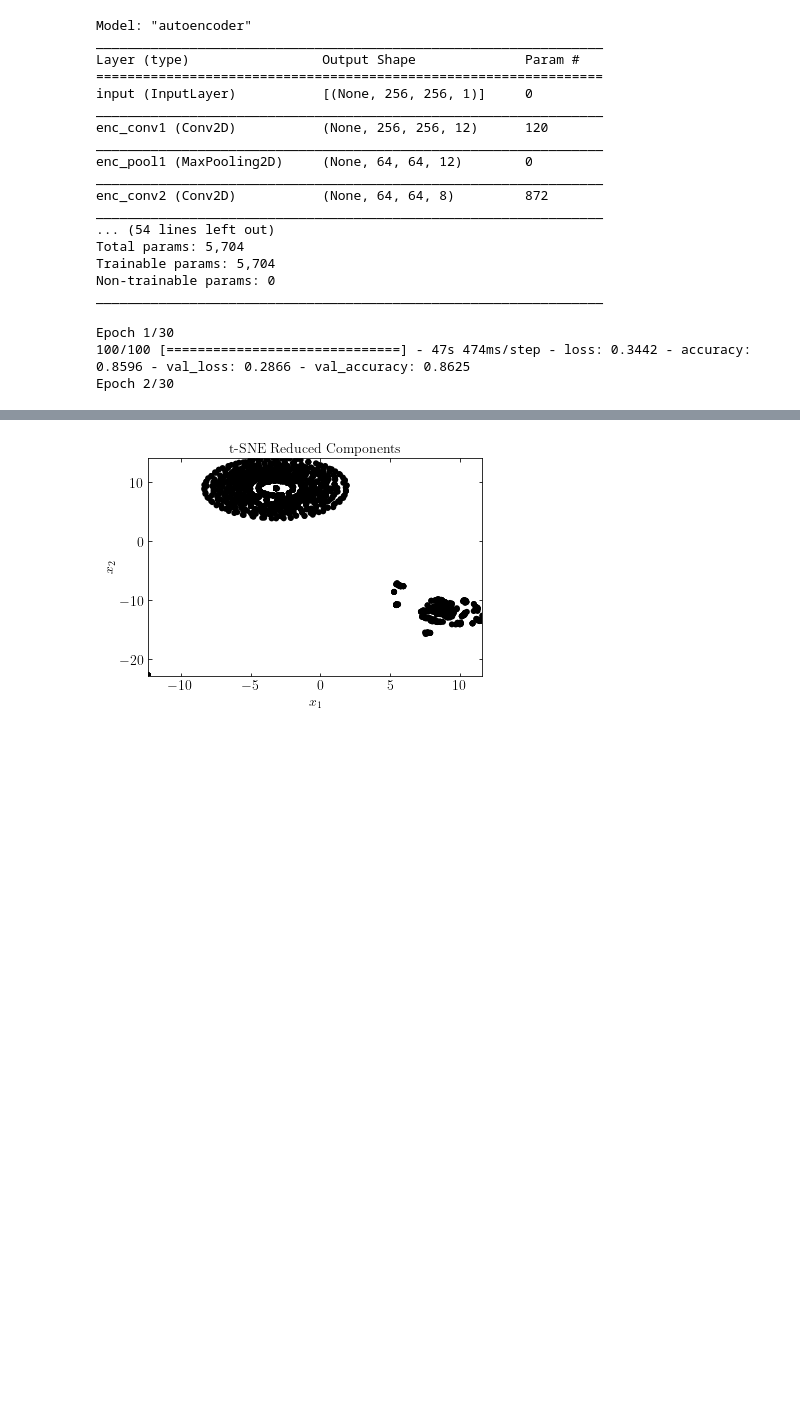
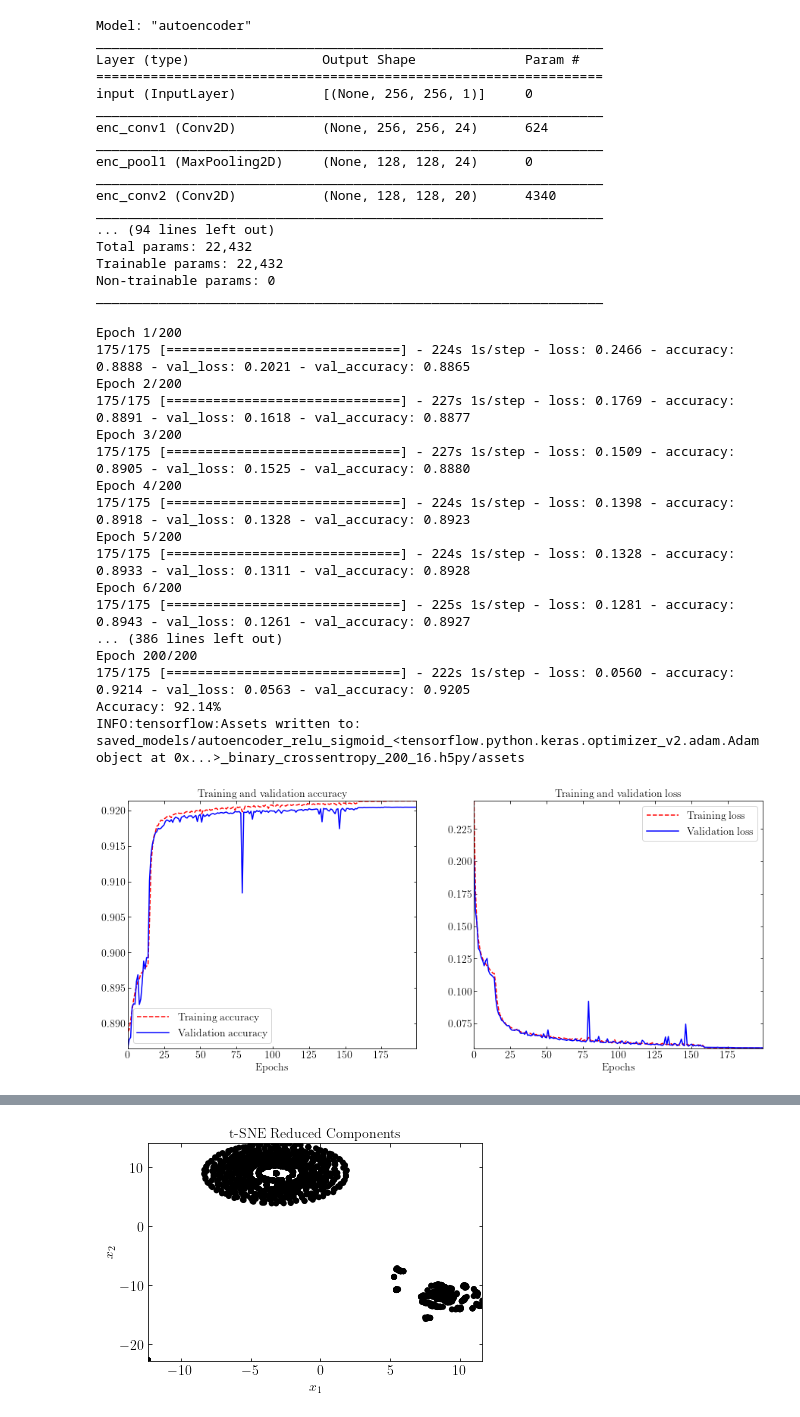
Before and after one commit to keriheuer/autoencoder, a Jupyter notebook: new_model.ipynb, the cells around one changed output, grey strips where cells are left out. Saved outputs shown, nothing was run; the diff lists cells and outputs as text; code cells hidden in the pictures; blank space fills up the shorter version.

```diff
--- a/new_model.ipynb
+++ b/new_model.ipynb
@@ -109,13 +109,21 @@ input_img = Input(shape=(256,256,1), name="input")
 code_size=32   #dimensions of the encodings to be outputted from encoder
 
 #ENCODER
-enc_conv1 = Conv2D(12, (3, 3), activation='relu', padding='same', name='enc_conv1')(input_img)
-enc_pool1 = MaxPooling2D((4, 4), padding='same', name='enc_pool1')(enc_conv1)
-enc_conv2 = Conv2D(8, (3, 3), activation='relu', padding='same', name='enc_conv2')(enc_pool1)
-enc_pool2 = MaxPooling2D((4, 4), padding='same', name='enc_pool2')(enc_conv2)
-enc_conv3 = Conv2D(8, (3, 3), activation='relu', padding='same', name='enc_conv3')(enc_pool2)
-enc_pool3 = MaxPooling2D((4, 4), padding='same', name='enc_pool3')(enc_conv3)
-enc_flatten = Flatten(name='enc_flatten')(enc_pool3)
+enc_conv1 = Conv2D(24, (5, 5), activation='relu', padding='same', name='enc_conv1')(input_img)
+enc_pool1 = MaxPooling2D((2, 2), padding='same', name='enc_pool1')(enc_conv1)
+enc_conv2 = Conv2D(20, (3, 3), activation='relu', padding='same', name='enc_conv2')(enc_pool1)
+enc_conv3 = Conv2D(20, (3, 3), activation='relu', padding='same', name='enc_conv3')(enc_conv2)
+enc_pool2 = MaxPooling2D((2, 2), padding='same', name='enc_pool2')(enc_conv3)
+enc_conv4 = Conv2D(16, (3, 3), activation='relu', padding='same', name='enc_conv4')(enc_pool2)
+enc_conv5 = Conv2D(16, (3, 3), activation='relu', padding='same', name='enc_conv5')(enc_conv4)
+enc_pool3 = MaxPooling2D((2, 2), padding='same', name='enc_pool3')(enc_conv5)
+enc_conv6 = Conv2D(12, (3, 3), activation='relu', padding='same', name='enc_conv6')(enc_pool3)
+enc_conv7 = Conv2D(12, (3, 3), activation='relu', padding='same', name='enc_conv7')(enc_conv6)
+enc_pool4 = MaxPooling2D((2, 2), padding='same', name='enc_pool4')(enc_conv7)
+enc_conv8 = Conv2D(8, (3, 3), activation='relu', padding='same', name='enc_conv8')(enc_pool4)
+enc_conv9 = Conv2D(8, (3, 3), activation='relu', padding='same', name='enc_conv9')(enc_conv8)
+enc_pool5 = MaxPooling2D((4, 4), padding='same', name='enc_pool5')(enc_conv9)
+enc_flatten = Flatten(name='enc_flatten')(enc_pool5)
 bottleneck = Dense(code_size, name='bottleneck', activation='relu')(enc_flatten) #no activation fcn for last dense layer
 
 #DECODER
@@ -124,11 +132,15 @@ dec_dense1 = Dense(128, activation="relu",name = 'dec_dense1')(bottleneck)
 dec_reshape = Reshape((4,4,8), name='dec_reshape')(dec_dense1)
 dec_conv1 = Conv2D(8, (3, 3), activation='relu', padding='same', name='dec_conv1')(dec_reshape)
 dec_upsample1 = UpSampling2D((4, 4), name='dec_upsample1')(dec_conv1)
-dec_conv2 = Conv2D(8, (3, 3), padding='same', activation='relu', name='dec_conv2')(dec_upsample1) #no activation fcn for last conv layer
-dec_upsample2 = UpSampling2D((4, 4), name='dec_upsample2')(dec_conv2)
-dec_conv3 = Conv2D(12, (3, 3), padding='same', name='dec_conv3', activation='relu')(dec_upsample2)
-dec_upsample3 = UpSampling2D((4, 4), name='dec_upsample3')(dec_conv3)
-dec_output = Conv2D(1, (3, 3), activation='sigmoid', padding='same', name='dec_output')(dec_upsample3) #gets back to 232x232x3
+dec_conv2 = Conv2D(12, (3, 3), padding='same', activation='relu', name='dec_conv2')(dec_upsample1) #no activation fcn for last conv layer
+dec_upsample2 = UpSampling2D((2, 2), name='dec_upsample2')(dec_conv2)
+dec_conv3 = Conv2D(16, (3, 3), padding='same', name='dec_conv3', activation='relu')(dec_upsample2)
+dec_upsample3 = UpSampling2D((2, 2), name='dec_upsample3')(dec_conv3)
+dec_conv4 = Conv2D(20, (3, 3), padding='same', name='dec_conv4', activation='relu')(dec_upsample3)
+dec_upsample4 = UpSampling2D((2, 2), name='dec_upsample4')(dec_conv4)
+dec_conv5 = Conv2D(24, (3, 3), padding='same', name='dec_conv5', activation='relu')(dec_upsample4)
+dec_upsample5 = UpSampling2D((2, 2), name='dec_upsample5')(dec_conv5)
+dec_output = Conv2D(1, (3, 3), activation='sigmoid', padding='same', name='dec_output')(dec_upsample5) #gets back to 232x232x3
 
 #build autoencoder
 autoencoder = Model(input_img, dec_output, name='autoencoder')
@@ -146,15 +158,15 @@ Layer (type)                 Output Shape              Param #
 =================================================================
 input (InputLayer)           [(None, 256, 256, 1)]     0
 _________________________________________________________________
-enc_conv1 (Conv2D)           (None, 256, 256, 12)      120
+enc_conv1 (Conv2D)           (None, 256, 256, 24)      624
 _________________________________________________________________
-enc_pool1 (MaxPooling2D)     (None, 64, 64, 12)        0
+enc_pool1 (MaxPooling2D)     (None, 128, 128, 24)      0
 _________________________________________________________________
-enc_conv2 (Conv2D)           (None, 64, 64, 8)         872
+enc_conv2 (Conv2D)           (None, 128, 128, 20)      4340
 _________________________________________________________________
-... (54 lines left out)
-Total params: 5,704
-Trainable params: 5,704
+... (94 lines left out)
+Total params: 22,432
+Trainable params: 22,432
 Non-trainable params: 0
 _________________________________________________________________
 # %%
@@ -189,7 +201,7 @@ _________________________________________________________________
 # autoencoder.load_weights(checkpoint_path)
 # %%
 #train
-n_epochs, batch = 30, 16
+n_epochs, batch = 200, 16
 act1, act2, opt, loss_fcn = "relu", "sigmoid", "adam", "binary_crossentropy"
 
 from keras.optimizers import Adam
@@ -210,36 +222,51 @@ encoder.compile(optimizer=opt, loss=loss_fcn, metrics=['accuracy'])
 autoencoder_train = autoencoder.fit(X_train, X_train, epochs=n_epochs,verbose=1,
   validation_data=(X_test, X_test), batch_size=batch, validation_batch_size=batch, callbacks=[reduce_lr]) #, earlystopping])     #use this version since training data is split with random seed
 
 #Model evaluation
 scores = autoencoder.evaluate(X_train, X_train, verbose=0)
 print("Accuracy: %.2f%%" % (scores[1]*100))
 
 # #save weights & model
 #autoencoder.save_weights('saved_models/autoencoder25_weights.h5')
 autoencoder.save('saved_models/autoencoder_%s_%s_%s_%s_%d_%d.h5py' % (act1, act2, opt, loss_fcn, n_epochs, batch))
 
 accuracy = autoencoder_train.history['accuracy']
 val_accuracy = autoencoder_train.history['val_accuracy']
 loss = autoencoder_train.history['loss']
 val_loss = autoencoder_train.history['val_loss']
 epochs = range(len(accuracy))
 fig, (ax1, ax2) = plt.subplots(ncols=2, figsize=(15,6))
 ax1.plot(epochs, accuracy, 'r--', label='Training accuracy')
 ax1.plot(epochs, val_accuracy, 'b', label='Validation accuracy')
 ax1.set_title('Training and validation accuracy')
 ax1.set_xlabel('Epochs')
 ax1.legend()
 ax2.plot(epochs, loss, 'r--', label='Training loss')
 ax2.plot(epochs, val_loss, 'b', label='Validation loss')
 ax2.set_title('Training and validation loss')
 ax2.set_xlabel('Epochs')
 ax2.legend()
 plt.savefig('accuracy_loss_%s_%s_%s_%s_%d_%d.pdf' % (act1, act2, opt, loss_fcn, n_epochs, batch))
 plt.show()
 # %% [output]
-Epoch 1/30
-100/100 [==============================] - 47s 474ms/step - loss: 0.3442 - accuracy: 0.8596 - val_loss: 0.2866 - val_accuracy: 0.8625
-Epoch 2/30
+Epoch 1/200
+175/175 [==============================] - 224s 1s/step - loss: 0.2466 - accuracy: 0.8888 - val_loss: 0.2021 - val_accuracy: 0.8865
+Epoch 2/200
+175/175 [==============================] - 227s 1s/step - loss: 0.1769 - accuracy: 0.8891 - val_loss: 0.1618 - val_accuracy: 0.8877
+Epoch 3/200
+175/175 [==============================] - 227s 1s/step - loss: 0.1509 - accuracy: 0.8905 - val_loss: 0.1525 - val_accuracy: 0.8880
+Epoch 4/200
+175/175 [==============================] - 224s 1s/step - loss: 0.1398 - accuracy: 0.8918 - val_loss: 0.1328 - val_accuracy: 0.8923
+Epoch 5/200
+175/175 [==============================] - 224s 1s/step - loss: 0.1328 - accuracy: 0.8933 - val_loss: 0.1311 - val_accuracy: 0.8928
+Epoch 6/200
+175/175 [==============================] - 225s 1s/step - loss: 0.1281 - accuracy: 0.8943 - val_loss: 0.1261 - val_accuracy: 0.8927
+... (386 lines left out)
+Epoch 200/200
+175/175 [==============================] - 222s 1s/step - loss: 0.0560 - accuracy: 0.9214 - val_loss: 0.0563 - val_accuracy: 0.9205
+Accuracy: 92.14%
+INFO:tensorflow:Assets written to: saved_models/autoencoder_relu_sigmoid_<tensorflow.python.keras.optimizer_v2.adam.Adam object at 0x...>_binary_crossentropy_200_16.h5py/assets
+[figure, added]
 # %%
 #visually inspect reconstructions to test accuracy
 
```
Also changed, not shown: parts of 4 cells of this notebook, 1 other file.
